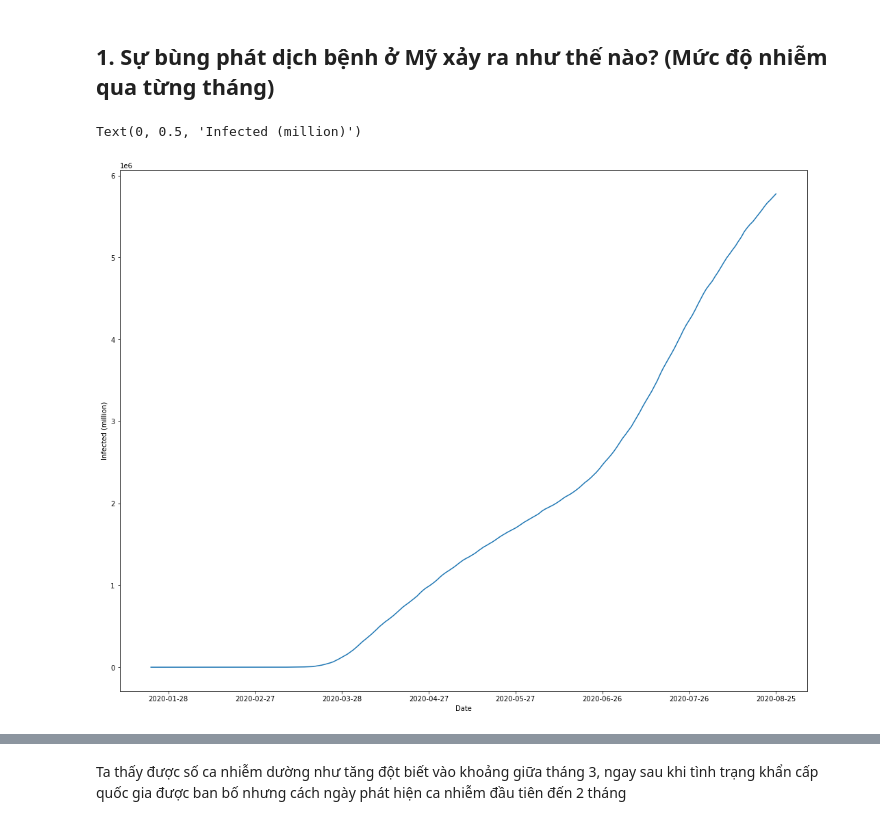
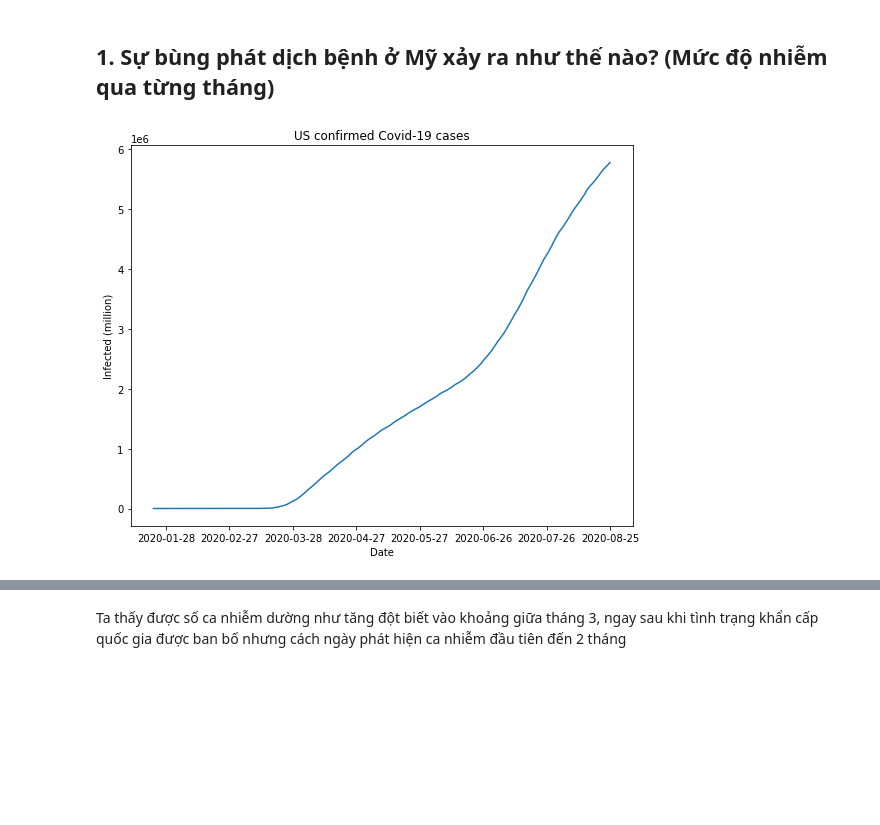
Before and after one commit to StrugVN/DACK_LTCKHDL, a Jupyter notebook: 1712834-TranMinhTri.ipynb, the cells around one changed output, grey strips where cells are left out. Drawn from its saved outputs; the diff is of its cells as text; code cells hidden in the pictures; blank space fills up the shorter version.

```diff
--- a/1712834-TranMinhTri.ipynb
+++ b/1712834-TranMinhTri.ipynb
@@ -140,22 +145,23 @@ dtype: object
 # %%
 info_per_date = covid_info.groupby("ObservationDate").sum()
 # %%
-plt.figure(figsize=(18,14))
+plt.figure(figsize=(9,7))
 plt.plot(info_per_date["Confirmed"])
 
 ax = plt.gca()
 i = len(info_per_date["Confirmed"].index) - 1
 tick = []
 while i>=0:
     tick.append(info_per_date["Confirmed"].index[i])
     i-=30
 ax.axes.xaxis.set_ticks(tick)
 
 plt.xlabel("Date")
 plt.ylabel("Infected (million)")
+plt.title("US confirmed Covid-19 cases")
+plt.show()
 # %% [output]
-Text(0, 0.5, 'Infected (million)')
-[figure, old version]
+[figure, new version]
 # %%
 df = info_per_date[info_per_date.index >= "2020-03-11"]
 df = df[df.index <= "2020-04-1"]
```
Also changed, not shown: parts of 32 cells of this notebook.
